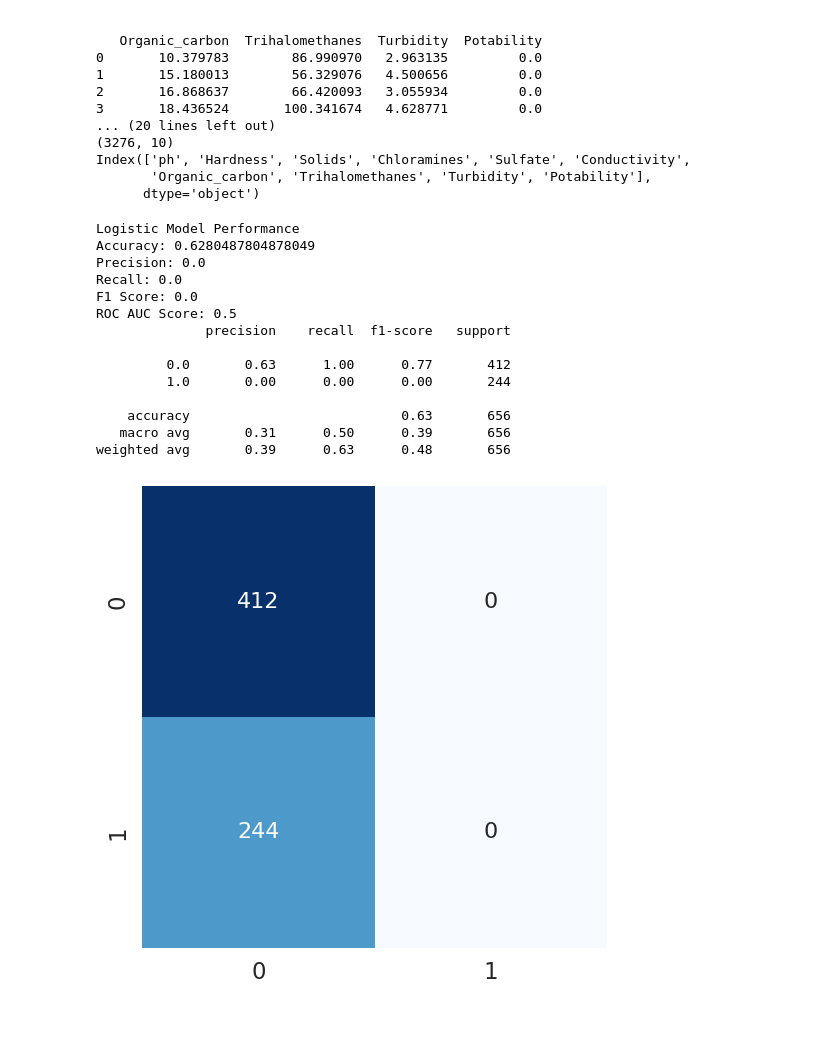
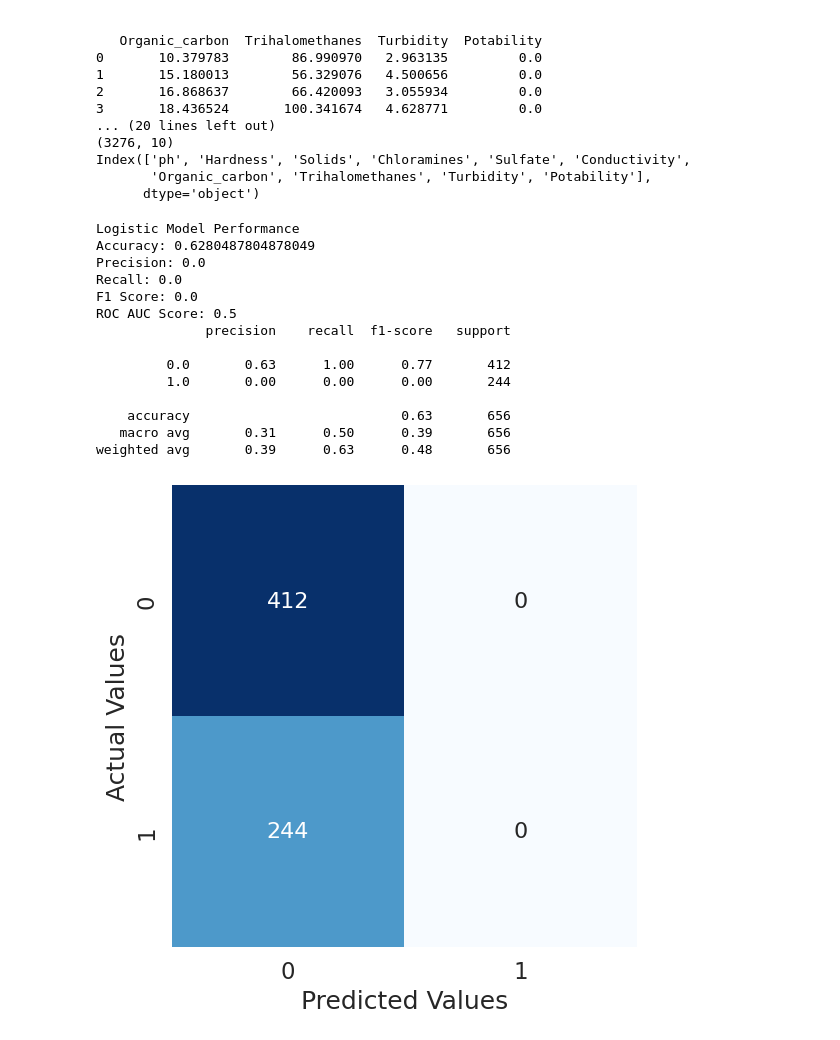
Before and after one commit to maverick98/Coursera, a Jupyter notebook: machine_learning_assignment_1.ipynb, the cells around one changed output. Drawn from its saved outputs; the diff is of its cells as text; code cells hidden in the pictures.

```diff
--- a/machine_learning_assignment_1.ipynb
+++ b/machine_learning_assignment_1.ipynb
@@ -284,7 +277,3 @@ def build_decision_tree_logistic_model( ):
-# %%
-logistic_model=build_vanilla_logistic_model()
-balanced_logistic_model=build_balanced_logistic_model()
-decision_tree_model=build_decision_tree_logistic_model()
 # %%
 def conf_matrix(y_test, y_pred):
     con_mat = confusion_matrix(y_test, y_pred)
@@ -292,6 +281,8 @@ def conf_matrix(y_test, y_pred):
     plt.figure(figsize=(6,6))
     sns.set(font_scale=1.5)
     sns.heatmap(con_mat, annot=True, annot_kws={"size": 16}, fmt='g', cmap='Blues', cbar=False)
+    plt.ylabel('Actual Values')
+    plt.xlabel('Predicted Values');
 # %%
 def model_prediction(model,model_desc):
     y_pred = model.predict(X_test_scaled)
@@ -312,19 +352,31 @@ def model_prediction(model,model_desc):
+# %%
+vanilla_logistic_model=build_vanilla_logistic_model()
+logistic_model=build_balanced_logistic_model()
+vanilla_decision_tree_model=build_vainlla_decision_tree_model()
+decision_tree_model=build_decision_tree_model()
+
+
+knn_model=build_knn_model()
+svm_model=build_svm_model()
+naive_bayes_model=build_naive_bayes_model()
+random_forest_model=build_random_forest_classifier()
+ada_boost_model=build_adaboost_model()
 # %%
-model_prediction(logistic_model,'Logistic Model Performance')
+model_prediction(vanilla_logistic_model,'Logistic Model Performance')
 # %% [output]
 Logistic Model Performance
 Accuracy: 0.6280487804878049
 Precision: 0.0
 Recall: 0.0
 F1 Score: 0.0
 ROC AUC Score: 0.5
               precision    recall  f1-score   support
 
          0.0       0.63      1.00      0.77       412
          1.0       0.00      0.00      0.00       244
 
     accuracy                           0.63       656
    macro avg       0.31      0.50      0.39       656
 weighted avg       0.39      0.63      0.48       656
-[figure, old version]
+[figure, new version]
 # %%
```
Also changed, not shown: parts of 17 cells of this notebook.
